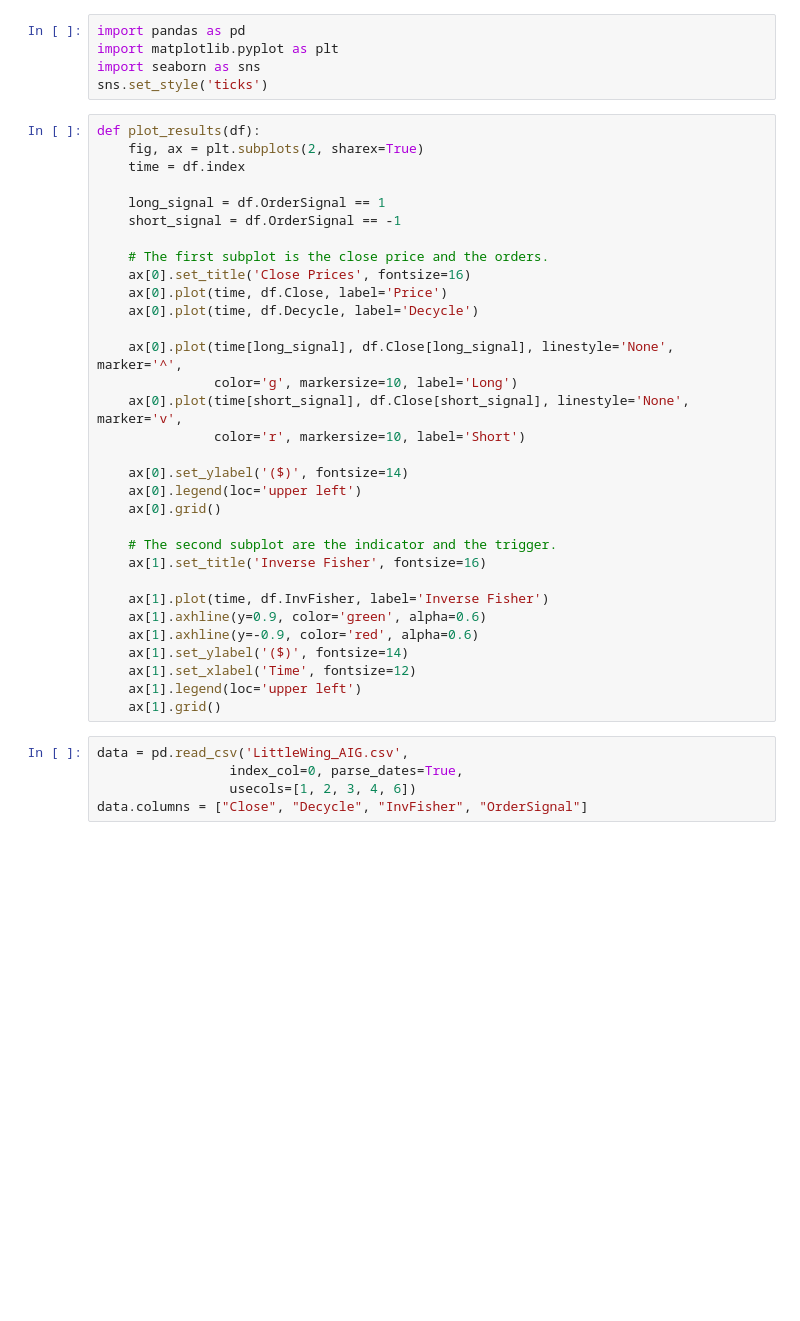
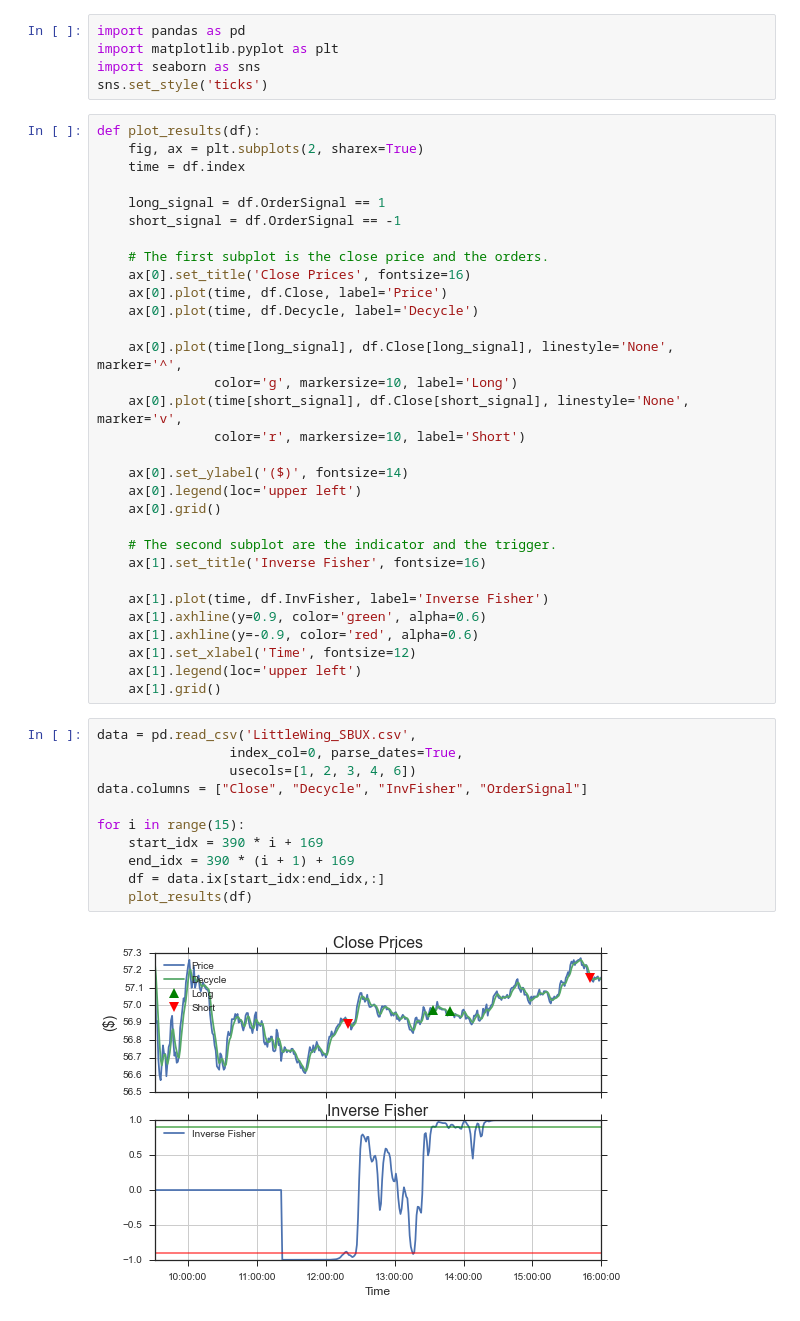
Before and after one commit to Jay-Jay-D/cybernetics_lectures, a Jupyter notebook: LittleWingResutls.ipynb, the cells around one changed output. Cells and saved outputs as stored; diff of their text form; blank space fills up the shorter version.

Commit message:
Little wing resutls updated.

```diff
--- a/LittleWingResutls.ipynb
+++ b/LittleWingResutls.ipynb
@@ -37,12 +37,19 @@ def plot_results(df):
     ax[1].plot(time, df.InvFisher, label='Inverse Fisher')
     ax[1].axhline(y=0.9, color='green', alpha=0.6)
     ax[1].axhline(y=-0.9, color='red', alpha=0.6)
-    ax[1].set_ylabel('($)', fontsize=14)
     ax[1].set_xlabel('Time', fontsize=12)
     ax[1].legend(loc='upper left')
     ax[1].grid()
 # %%
-data = pd.read_csv('LittleWing_AIG.csv',
+data = pd.read_csv('LittleWing_SBUX.csv',
                  index_col=0, parse_dates=True,
                  usecols=[1, 2, 3, 4, 6])
 data.columns = ["Close", "Decycle", "InvFisher", "OrderSignal"]
+
+for i in range(15):
+    start_idx = 390 * i + 169
+    end_idx = 390 * (i + 1) + 169
+    df = data.ix[start_idx:end_idx,:]
+    plot_results(df)
+# %% [output]
+[figure, added]
```
Also changed, not shown: parts of 3 cells of this notebook.
